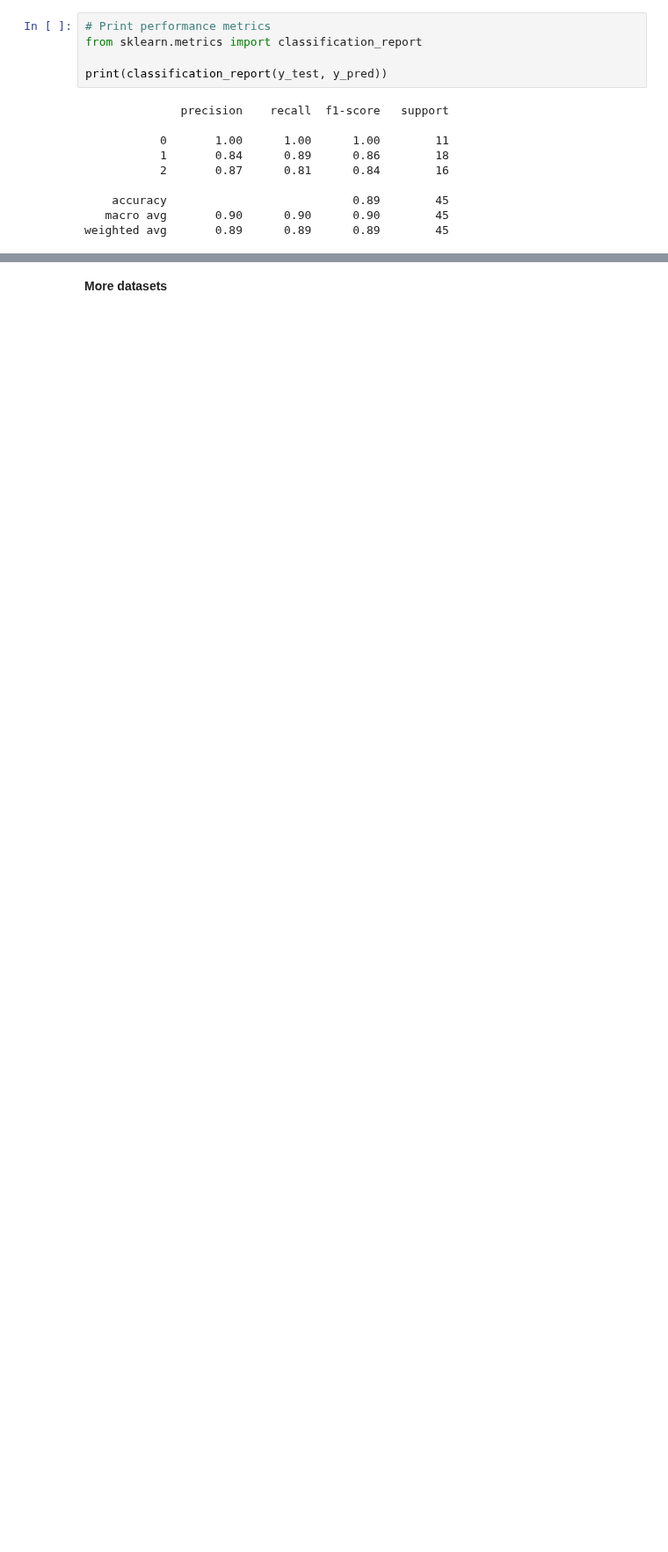
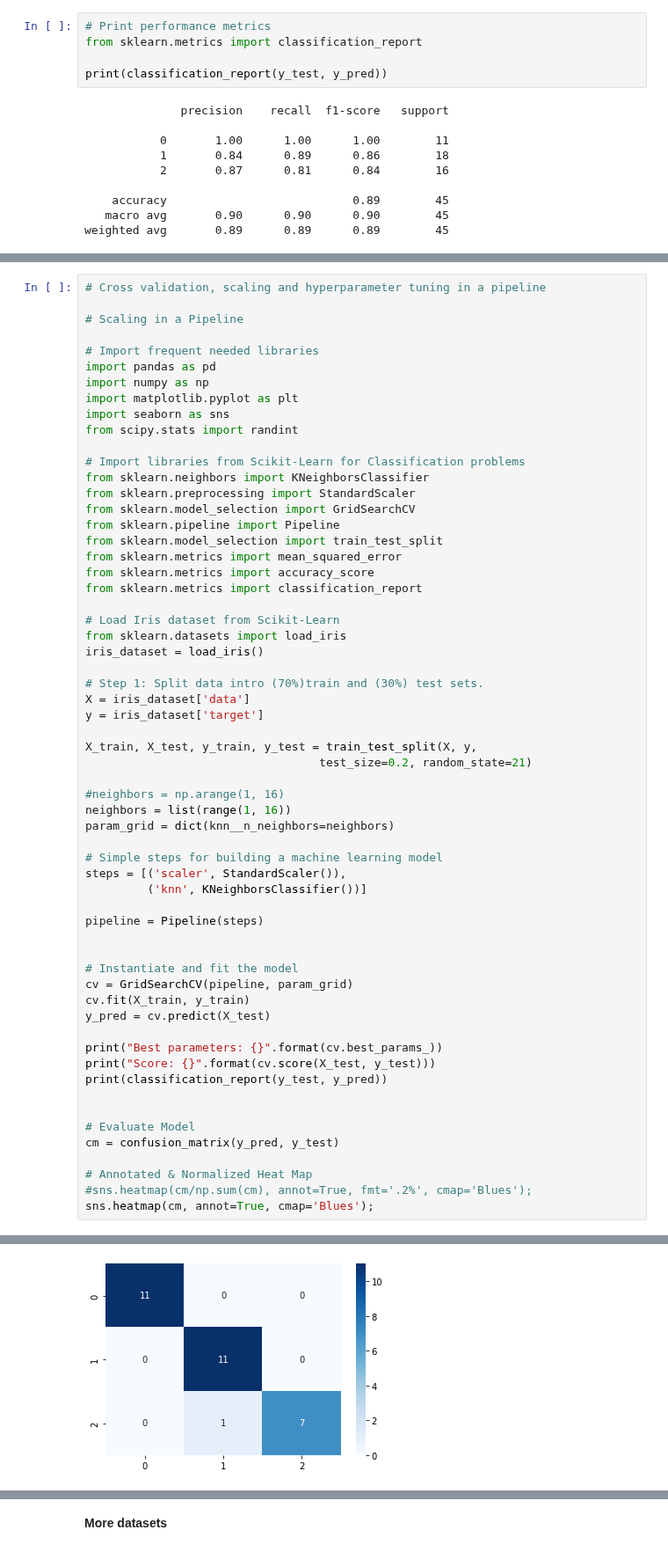
Before and after one commit to clizarraga-UAD7/Notebooks, a Jupyter notebook: ML_Classification.ipynb, the cells around one changed output, grey strips where cells are left out. Shown at 88% size. Drawn from its saved outputs; the diff is of its cells as text; blank space fills up the shorter version.

```diff
--- a/ML_Classification.ipynb
+++ b/ML_Classification.ipynb
@@ -316,0 +629,61 @@ Test set score: 0.89
+# %%
+# Cross validation, scaling and hyperparameter tuning in a pipeline
+
+# Scaling in a Pipeline
+
+# Import frequent needed libraries
+import pandas as pd
+import numpy as np
+import matplotlib.pyplot as plt
+import seaborn as sns
+from scipy.stats import randint
+
+# Import libraries from Scikit-Learn for Classification problems
+from sklearn.neighbors import KNeighborsClassifier
+from sklearn.preprocessing import StandardScaler
+from sklearn.model_selection import GridSearchCV
+from sklearn.pipeline import Pipeline
+from sklearn.model_selection import train_test_split
+from sklearn.metrics import mean_squared_error
+from sklearn.metrics import accuracy_score
+from sklearn.metrics import classification_report
+
+# Load Iris dataset from Scikit-Learn
+from sklearn.datasets import load_iris
+iris_dataset = load_iris()
+
+# Step 1: Split data intro (70%)train and (30%) test sets.
+X = iris_dataset['data']
+y = iris_dataset['target']
+
+X_train, X_test, y_train, y_test = train_test_split(X, y,
+                                  test_size=0.2, random_state=21)
+
+#neighbors = np.arange(1, 16)
+neighbors = list(range(1, 16))
+param_grid = dict(knn__n_neighbors=neighbors)
+
+# Simple steps for building a machine learning model
+steps = [('scaler', StandardScaler()),
+         ('knn', KNeighborsClassifier())]
+
+pipeline = Pipeline(steps)
+
+
+# Instantiate and fit the model
+cv = GridSearchCV(pipeline, param_grid)
+cv.fit(X_train, y_train)
+y_pred = cv.predict(X_test)
+
+print("Best parameters: {}".format(cv.best_params_))
+print("Score: {}".format(cv.score(X_test, y_test)))
+print(classification_report(y_test, y_pred))
+
+
+# Evaluate Model
+cm = confusion_matrix(y_pred, y_test)
+
+# Annotated & Normalized Heat Map
+#sns.heatmap(cm/np.sum(cm), annot=True, fmt='.2%', cmap='Blues');
+sns.heatmap(cm, annot=True, cmap='Blues');
+# %% [output]
@@ -316,0 +701 @@ Test set score: 0.89
+[figure, added]
```
Also changed, not shown: parts of 12 cells of this notebook.
